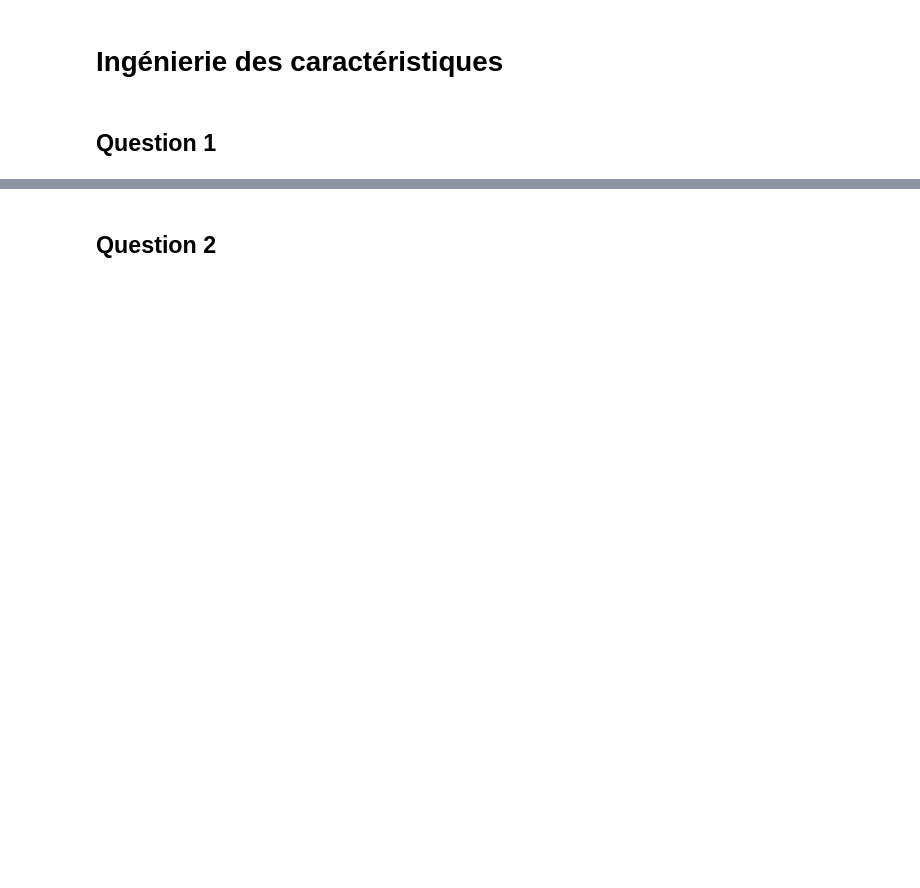
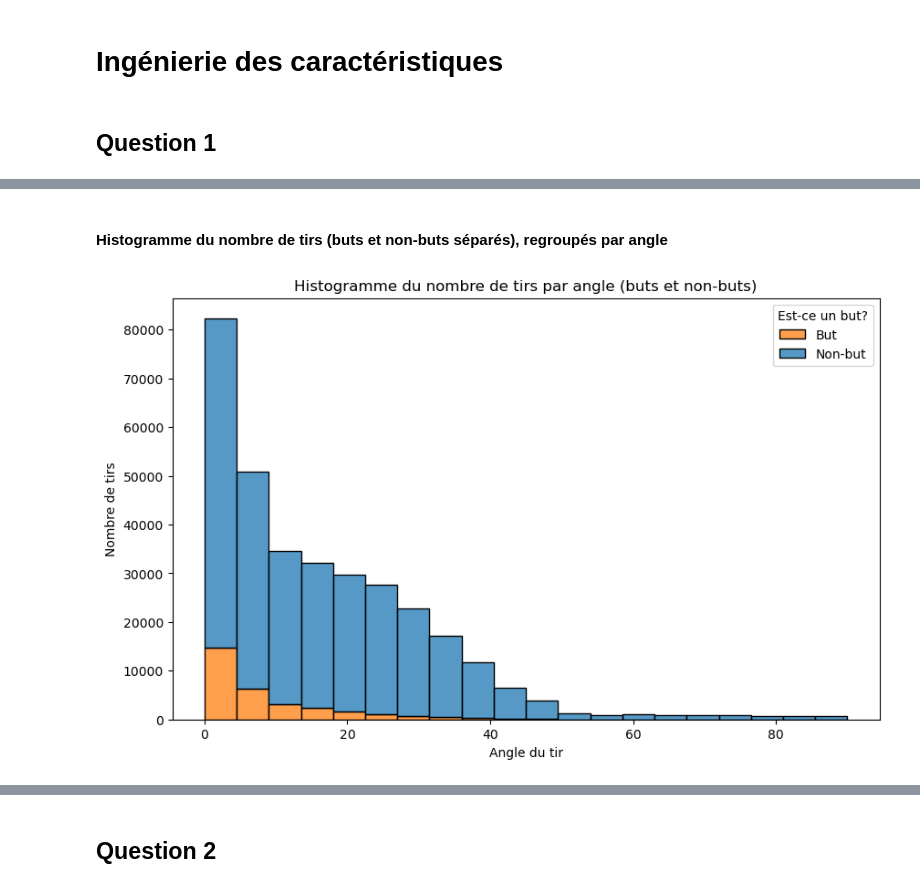
Before and after one commit to Seet-git/FT6758-NHL_A11, a Jupyter notebook: main_Milestone-2.ipynb, the cells around one changed output, grey strips where cells are left out. Cells and saved outputs as stored; diff of their text form; code cells hidden in the pictures; blank space fills up the shorter version.

```diff
--- a/main_Milestone-2.ipynb
+++ b/main_Milestone-2.ipynb
@@ -43,0 +125,6 @@ train_data = pd.read_csv(filename)
+# %% [markdown]
+#### Histogramme du nombre de tirs (buts et non-buts séparés), regroupés par angle
+# %%
+histogram_2_variables(train_data, x='shotAngle', hue='isGoal', bins=20, xlabel='Angle du tir', ylabel='Nombre de tirs', title='Histogramme du nombre de tirs par angle (buts et non-buts)', legendTitle='Est-ce un but?', legendLabels=['But', 'Non-but'])
+# %% [output]
+[figure, added]
```
Also changed, not shown: parts of 17 cells of this notebook, 1 other file.
